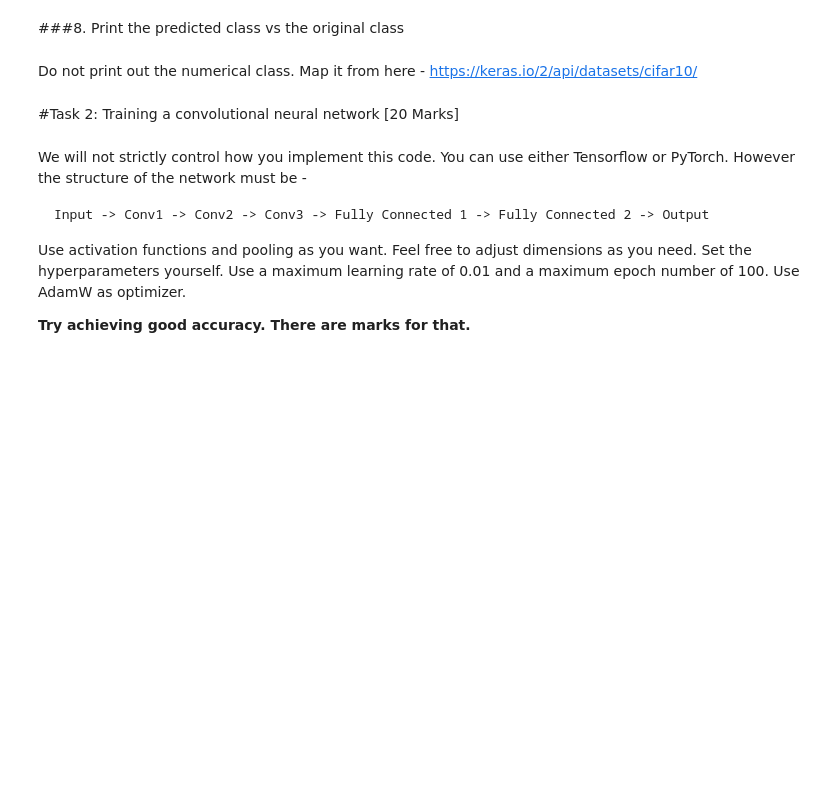
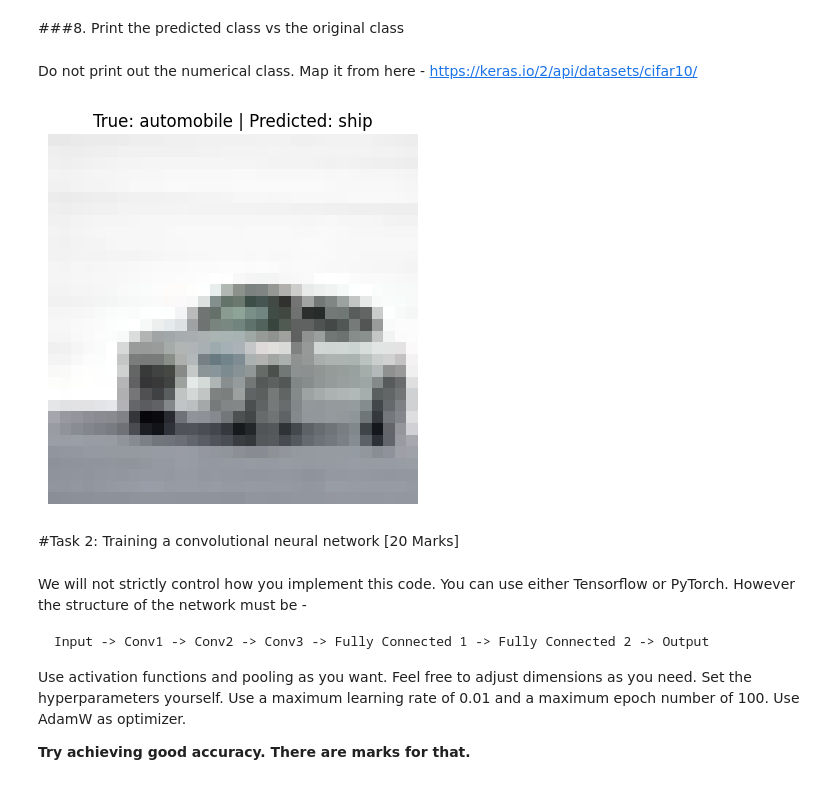
Before and after one commit to Ahtesham-Ibne-Mostafa/Computer_Vision_and_Image_Processing, a Jupyter notebook: CSE428_Assignment_2.ipynb, the cells around one changed output. Drawn from its saved outputs; the diff is of its cells as text; code cells hidden in the pictures; blank space fills up the shorter version.

```diff
--- a/CSE428_Assignment_2.ipynb
+++ b/CSE428_Assignment_2.ipynb
@@ -168,6 +157,36 @@ Fitting 5 folds for each of 5 candidates, totalling 25 fits
 ###8. Print the predicted class vs the original class
 # %% [markdown]
 Do not print out the numerical class. Map it from here - https://keras.io/2/api/datasets/cifar10/
+# %%
+label_map = {
+    0: "airplane",
+    1: "automobile",
+    2: "bird",
+    3: "cat",
+    4: "deer",
+    5: "dog",
+    6: "frog",
+    7: "horse",
+    8: "ship",
+    9: "truck"
+}
+
+random_idx = random.randint(0, x_test.shape[0] - 1)
+random_image = x_test[random_idx]
+true_label = y_test[random_idx][0]
+
+gray_image = cv2.cvtColor(random_image, cv2.COLOR_RGB2GRAY)
+resized_image = cv2.resize(gray_image, (32, 32))
+image_for_model = resized_image.reshape(1, -1) / 255.0
+
+predicted_label = best_model.predict(image_for_model)[0]
+
+plt.imshow(random_image)
+plt.title(f"True: {label_map[true_label]} | Predicted: {label_map[predicted_label]}")
+plt.axis('off')
+plt.show()
+# %% [output]
+[figure, added]
 # %% [markdown]
 #Task 2: Training a convolutional neural network [20 Marks]
 # %% [markdown]
```
Also changed, not shown: parts of 23 cells of this notebook.
